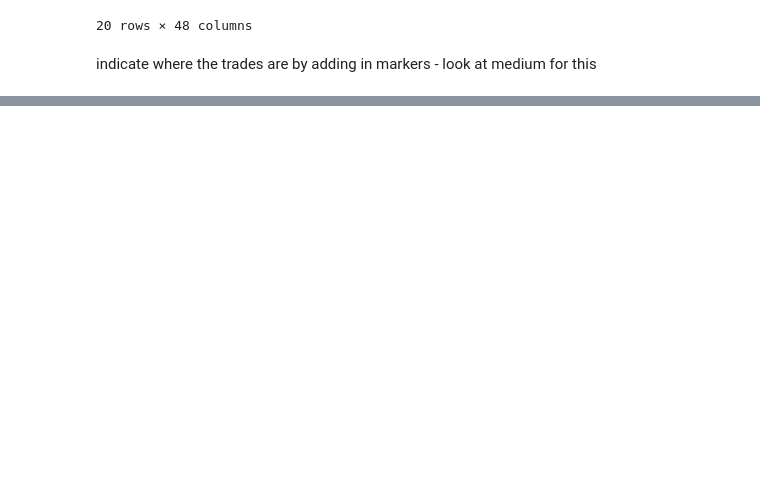
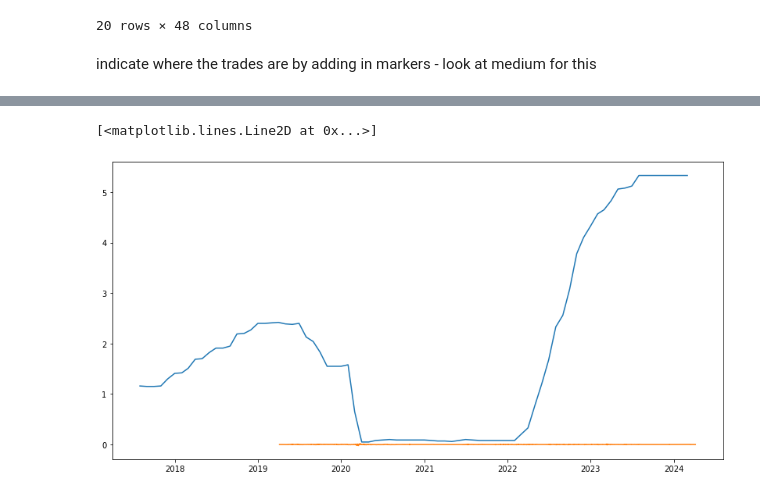
Before and after one commit to GTSF-Quantitative-Sector/fixed-income-sma, a Jupyter notebook: fixed_fromscratch.ipynb, the cells around one changed output, grey strips where cells are left out. Saved outputs shown, nothing was run; the diff lists cells and outputs as text; code cells hidden in the pictures; blank space fills up the shorter version.

```diff
--- a/fixed_fromscratch.ipynb
+++ b/fixed_fromscratch.ipynb
@@ -315,0 +326,2 @@ Freq: A-DEC, Name: Portfolio Value, dtype: float64
+# %%
+fedfunds['DATE'] = pd.to_datetime(fedfunds['DATE'])
@@ -315,0 +344,7 @@ Freq: A-DEC, Name: Portfolio Value, dtype: float64
+# %%
+plt.figure(figsize=(14, 7))
+plt.plot(fedfunds['DATE'], fedfunds['FEDFUNDS'])
+plt.plot(daily_returns)
+# %% [output]
+[<matplotlib.lines.Line2D at 0x...>]
+[figure, added]
```
Also changed, not shown: parts of 6 cells of this notebook, 4 other files.
